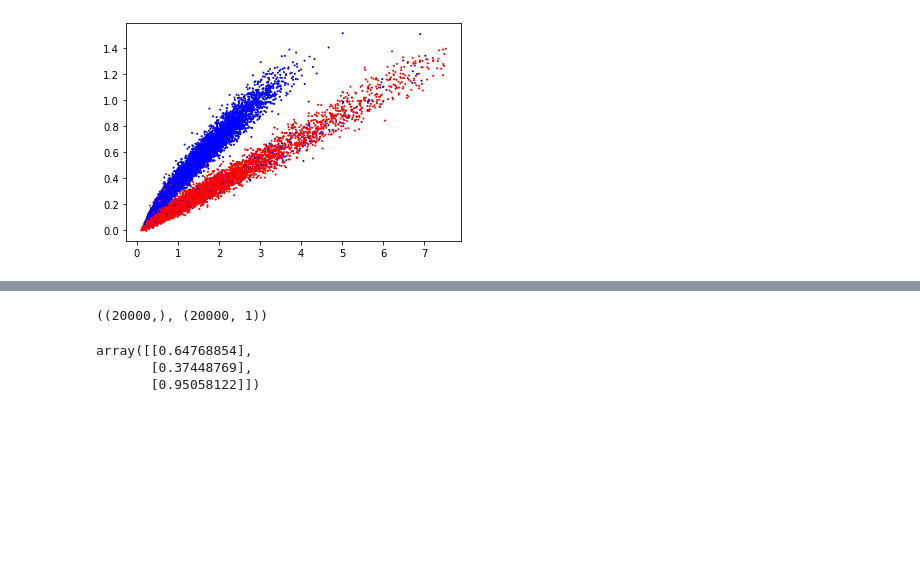
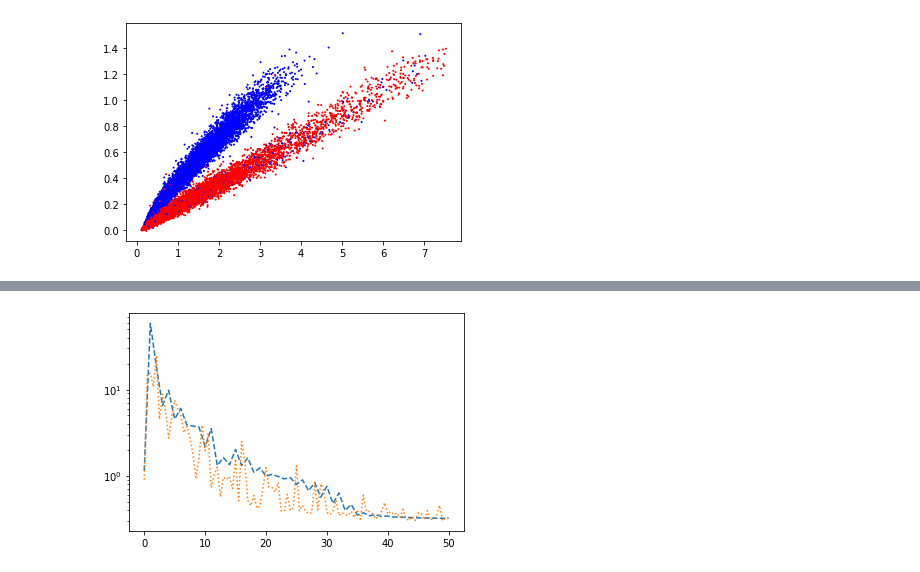
Before and after one commit to kcniii/mlo, a Jupyter notebook: hw6_solution.ipynb, the cells around one changed output, grey strips where cells are left out. Drawn from its saved outputs; the diff is of its cells as text; code cells hidden in the pictures; blank space fills up the shorter version.

Commit message:
finished subgradient method

```diff
--- a/hw6_solution.ipynb
+++ b/hw6_solution.ipynb
@@ -31,5 +23,0 @@ b = np.random.randn(1)
-# %%
-theta = np.concatenate((b,w.T),axis=1).T # 3,1 [b;w1;w2]
-x_aug = np.concatenate((np.ones((x.shape[0],1)),x),axis=1) #20000,3 [1,x1,x2]
-n = len(x_aug)
-theta
@@ -40,18 +24,55 @@ array([[0.64768854],
-# %%
-mask =  y.reshape(-1,1)*np.dot(x_aug,theta)<1
-y.shape,y.reshape(-1,1).shape
-# %% [output]
-((20000,), (20000, 1))
-# %%
-def subgrad(x_aug,y,theta,lam=0.001):
-    n = len(x_aug)
-    w = np.concatenate((np.zeros((1,1)),theta[1:,:].T),axis=1).T # 3,1 [b;w1;w2]
-    mask =  y.reshape(-1,1)*np.dot(x_aug,theta)<1
-# %%
-#initialize guess
-theta -= 0.01*subgrad(x_aug[0],y[0],theta)
-theta
-# %% [output]
-array([[0.64768854],
-       [0.37448769],
-       [0.95058122]])
+# %%
+def subgrad(X_aug,y,theta,lam=0.001):
+    n = len(X_aug)
+    # n = 20000
+    w = np.concatenate((np.zeros((1,1)),theta[1:,:].T),axis=1).T # 3,1 [b;w1;w2]
+    mask = y*np.dot(X_aug,theta) <= 1 #20000,1
+    grad = -((mask*y*X_aug).sum(0)).reshape(-1,1) + n*lam*w#20000,3
+    return grad/n
+
+def subgrad_descent(X,y,batch_size,epochs):
+    # np.random.seed(42)
+    X = np.concatenate((np.ones((X.shape[0],1)),X),axis=1)
+
+    w = np.random.rand(2,1)
+    b = np.random.randn(1).reshape(-1,1)
+
+    theta = np.concatenate((b,w.T),axis=1).T
+    thetas=[theta.copy()]
+
+    for j in range(1,epochs+1):
+        step_size = 100/j
+        indices = list(np.arange(X.shape[0]))
+        np.random.shuffle(indices)
+
+        for k in range(0,len(X),batch_size):
+            batch_indices = indices[k:k+batch_size]
+            X_batch = X[batch_indices]
+            y_batch = y[batch_indices]
+            grad = subgrad(X_batch,y_batch,theta)
+            theta = theta - step_size*grad
+            thetas.append(theta.copy())
+    return thetas
+
+def loss(X,y,thetas,lam=0.001):
+    ls = []
+    thetas = np.array(thetas)
+    for w,b in zip(thetas[:,1:,:],thetas[:,0,:]):
+        t = np.dot(X,w)+b
+        L = np.maximum(0,1-y*t)
+        ls.append(L.mean()+(lam/2)*np.linalg.norm(w)**2)
+    return ls
+
+fig,ax = plt.subplots()
+# subgradient
+thetas = subgrad_descent(X,y,batch_size=20000,epochs=50)
+Js = loss(X,y,thetas)
+ax.plot(np.arange(len(Js)), Js, '--', label='SGM')
+
+thetas_sto = subgrad_descent(X,y,batch_size=100,epochs=50)
+Js_sto = loss(X,y,thetas_sto[::100])
+ax.plot(np.arange(len(Js_sto)) / X.shape[0]*10000, Js_sto, ':', label='SGM')
+
+plt.yscale('log')
+# %% [output]
+[figure, added]
```
Also changed, not shown: parts of 4 cells of this notebook, 1 other file.
